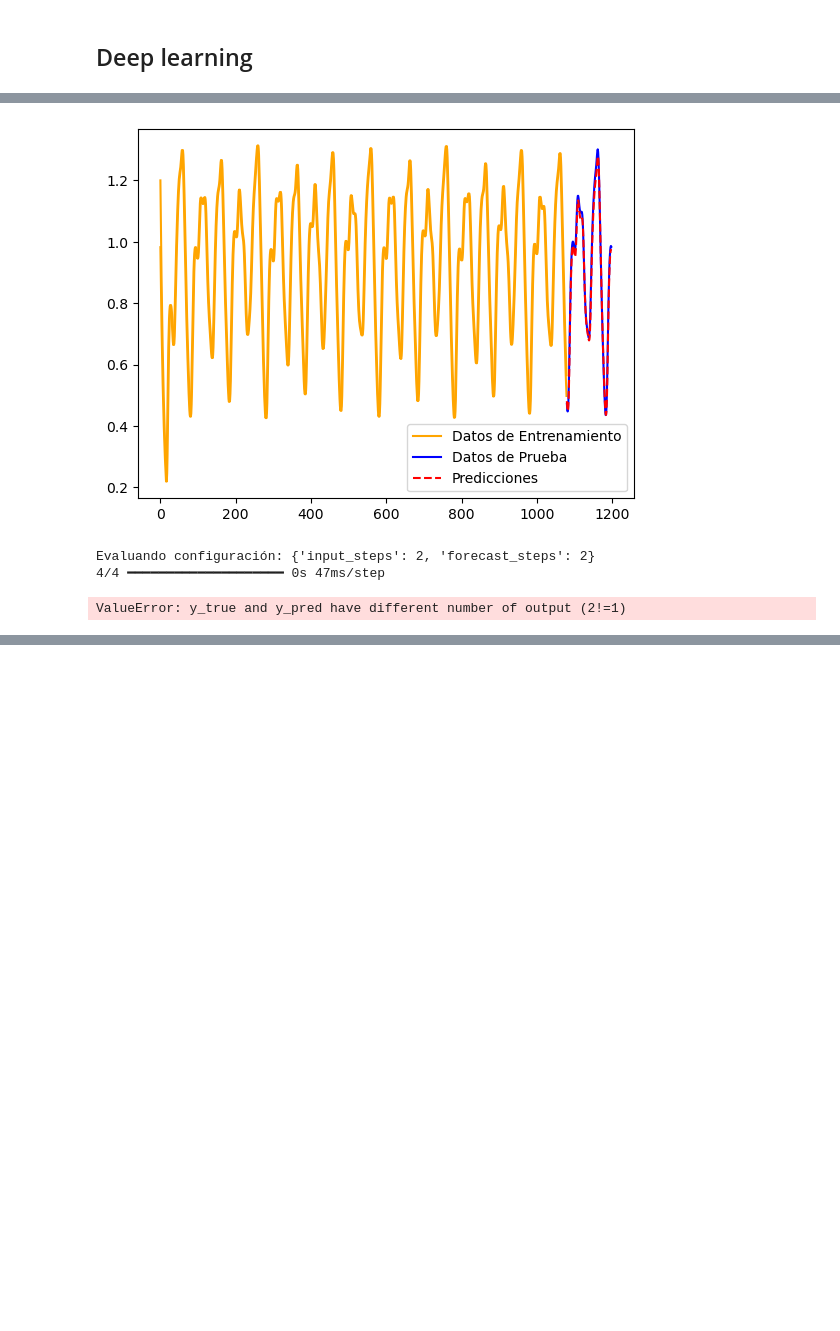
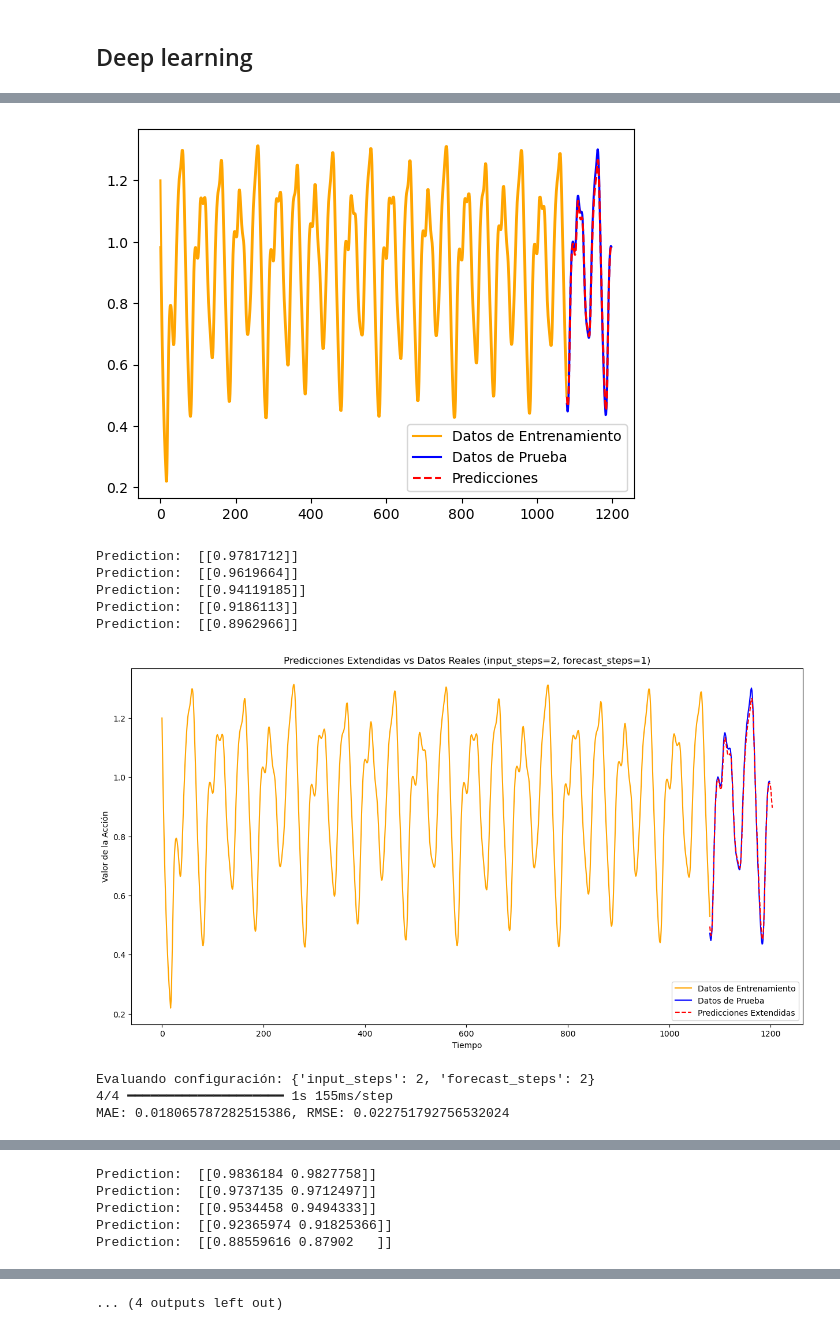
Before and after one commit to SebastianA21/TimeSeries-Analysis, a Jupyter notebook: MackeyGlass_Analysis.ipynb, the cells around one changed output, grey strips where cells are left out. Cells and saved outputs as stored; diff of their text form; code cells hidden in the pictures; blank space fills up the shorter version.

```diff
--- a/MackeyGlass_Analysis.ipynb
+++ b/MackeyGlass_Analysis.ipynb
@@ -254,7 +283,7 @@ for config in configs:
     model_lstm.add(Dropout(0.4))
     model_lstm.add(LSTM(units=50, return_sequences=False))
     model_lstm.add(Dropout(0.4))
-    model_lstm.add(Dense(units=1))
+    model_lstm.add(Dense(units=config['forecast_steps']))
 
     model_lstm.compile(loss='mean_squared_error', optimizer='adam')
 
@@ -276,5 +305,55 @@ for config in configs:
     plt.plot(range(len(y_train), len(y_train) + len(y_test)), predictions[:, 0], label="Predicciones", color='red', linestyle='--')
     plt.legend()
     plt.show()
+
+     # Calcular el índice para los datos futuros
+    future_steps = 5  # Número de pasos futuros que deseas predecir
+    extended_index = range(train_size, train_size + len(y_test) + future_steps)
+
+    # Extender las predicciones más allá de los datos reales
+    extended_predictions = np.zeros((len(y_test) + future_steps, config['forecast_steps']))
+    extended_predictions[:len(predictions)] = predictions
+
+    # Opcional: para pasos futuros, puedes rellenar con valores extrapolados o continuar con predicciones del modelo
+    window_size = 10
+
+    # Reshape the last sequence from the test set
+    last_input = X_test[-1].reshape(1, X_test.shape[1], 1)
+    extended_input = last_input[:, -window_size:, :]
+
+
+    # Generate future predictions
+    for i in range(future_steps):
+        # Predict the next value(s) based on the current rolling window
+        future_pred = model_lstm.predict(extended_input, verbose=0)  # Shape: (1, forecast_steps)
+        print("Prediction: ", future_pred)
+
+        # Store the predicted value(s)
+        extended_predictions[len(predictions) + i] = future_pred[:, 0]  # Save prediction
+
+        # Update the rolling window by appending the new prediction
+        # and keeping only the most recent `input_steps`
+        new_input = np.roll(extended_input, -1, axis=1)  # Shift window to the left
+        new_input[0, -1, 0] = future_pred[:, 0]  # Add the new prediction to the window
+        extended_input = new_input  # Update the rolling window for the next predic
+
+    # Graficar los resultados extendidos
+    plt.figure(figsize=(15, 8))
+
+    # Datos de entrenamiento
+    plt.plot(range(train_size + 1), mg[:train_size + 1], label="Datos de Entrenamiento", color='orange')
+
+    # Datos de prueba
+    plt.plot(range(train_size, train_size + len(y_test)), y_test[:, 0], label="Datos de Prueba", color='blue')
+
+    # Predicciones (reales y extendidas)
+    plt.plot(extended_index, extended_predictions[:, 0], label="Predicciones Extendidas", color='red', linestyle='--')
+
+    # Configuración del gráfico
+    plt.legend()
+    plt.title(f"Predicciones Extendidas vs Datos Reales (input_steps={config['input_steps']}, forecast_steps={config['forecast_steps']})")
+    plt.xlabel("Tiempo")
+    plt.ylabel("Valor de la Acción")
+    plt.show()
 # %% [output]
 Evaluando configuración: {'input_steps': 2, 'forecast_steps': 1}
@@ -283,4 +362,10 @@ MAE: 0.0158821271752109, RMSE: 0.01864846350482568
-[figure, old version]
+[figure, new version]
-Evaluando configuración: {'input_steps': 2, 'forecast_steps': 2}
-4/4 ━━━━━━━━━━━━━━━━━━━━ 0s 47ms/step
+Prediction:  [[0.9781712]]
+Prediction:  [[0.9619664]]
+Prediction:  [[0.94119185]]
+Prediction:  [[0.9186113]]
+Prediction:  [[0.8962966]]
+[figure, added]
-ValueError: y_true and y_pred have different number of output (2!=1)
+Evaluando configuración: {'input_steps': 2, 'forecast_steps': 2}
+4/4 ━━━━━━━━━━━━━━━━━━━━ 1s 155ms/step
+MAE: 0.018065787282515386, RMSE: 0.022751792756532024
@@ -286,0 +373,5 @@ ValueError: y_true and y_pred have different number of output (2!=1)
+Prediction:  [[0.9836184 0.9827758]]
+Prediction:  [[0.9737135 0.9712497]]
+Prediction:  [[0.9534458 0.9494333]]
+Prediction:  [[0.92365974 0.91825366]]
+Prediction:  [[0.88559616 0.87902   ]]
@@ -286,0 +389 @@ ValueError: y_true and y_pred have different number of output (2!=1)
+... (4 outputs left out)
```
Also changed, not shown: parts of 5 cells of this notebook, 5 other files.
